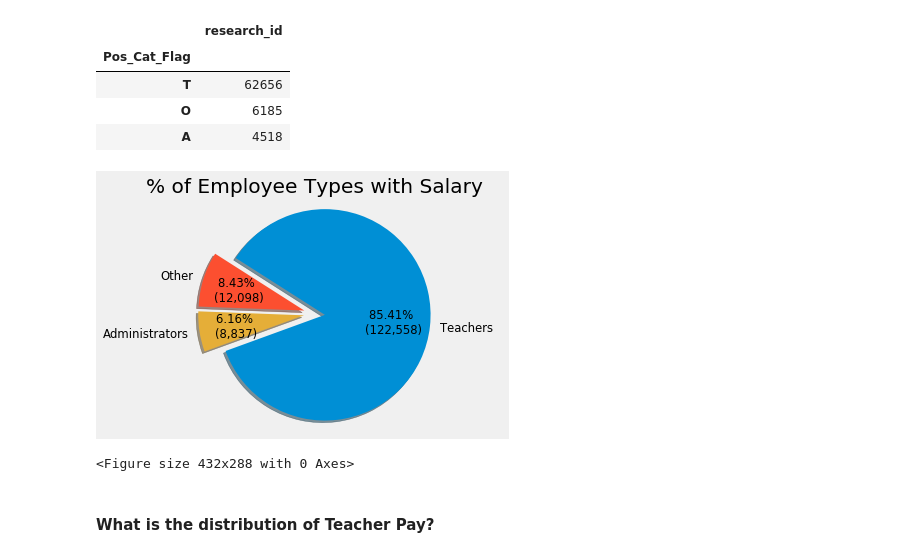
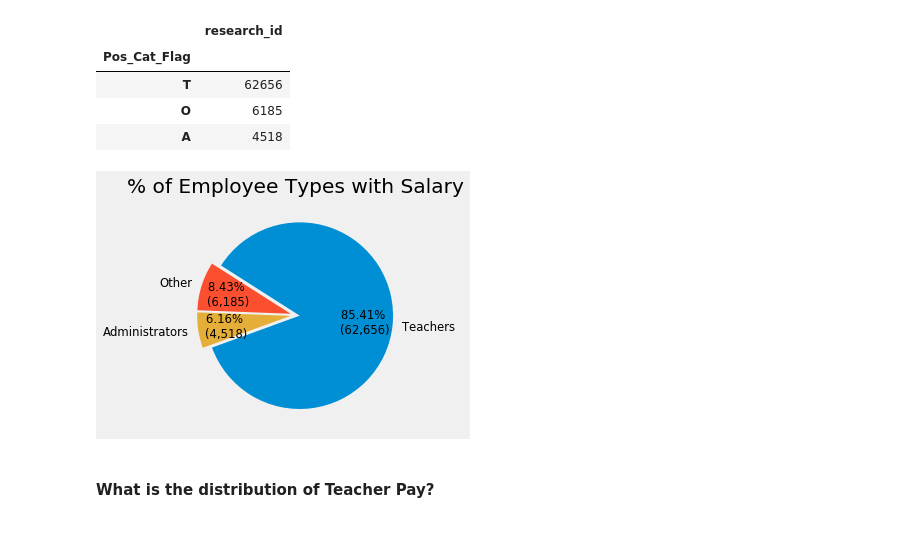
Before and after one commit to j-buss/wi-dpi, a Jupyter notebook: blog/1_A_High_Level.ipynb, the cells around one changed output. Saved outputs shown, nothing was run; the diff lists cells and outputs as text; code cells hidden in the pictures.

```diff
--- a/blog/1_A_High_Level.ipynb
+++ b/blog/1_A_High_Level.ipynb
@@ -150,17 +147,12 @@ values_2 = [
          ]
 # %%
-
-fig1, ax1 = plt.subplots()
 plt.title('% of Employee Types with Salary')
-ax1.pie(values_2, explode=(0.1, 0.1, 0.1), labels=labels_2,
-       autopct=make_autopct(values),  textprops={'size': 'smaller'},
-       shadow=True, startangle=200,pctdistance=0.65,radius=1)
-ax1.axis('equal')
-plt.show()
-plt.savefig('02_Perc_Employee_types_w_Salary.png')
+plt.pie(values_2, explode=(0.05,0.05, 0.05), labels=labels_2, autopct=make_autopct(values_2),
+       shadow=False, startangle=200, frame=False, radius=1, pctdistance=0.70, textprops={'size': 'smaller'})
+plt.show
+plt.savefig('02_Perc_Emp_Types_Salary.png', bbox_inches = 'tight', pad_inches=0.25, dpi=300)
 # %% [output]
-[figure, old version]
+[figure, new version]
-<Figure size 432x288 with 0 Axes>
 # %% [markdown]
 #### What is the distribution of Teacher Pay?
 # %%
```
Also changed, not shown: parts of 16 cells of this notebook.
